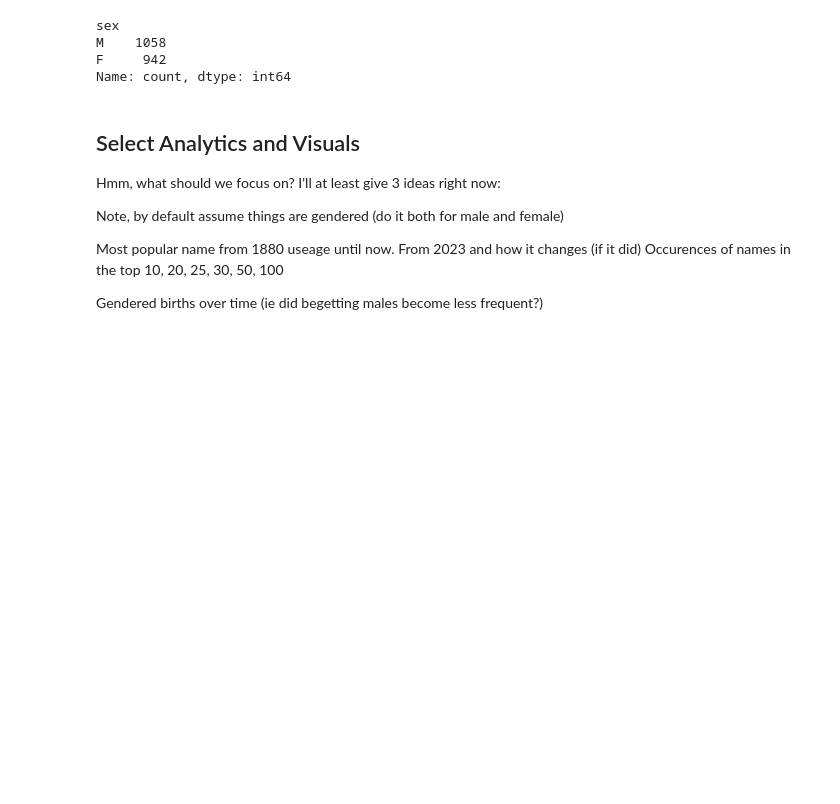
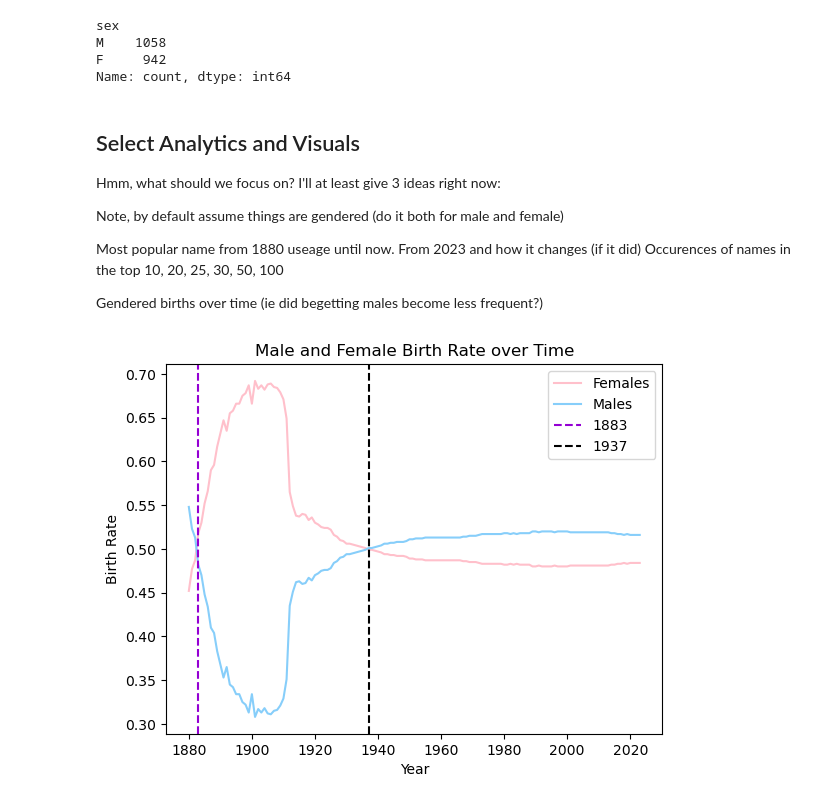
Before and after one commit to bwolff26/name_study, a Jupyter notebook: code/ceda_i.ipynb, the cells around one changed output. Saved outputs shown, nothing was run; the diff lists cells and outputs as text; code cells hidden in the pictures; blank space fills up the shorter version.

Commit message:
Birth rates over time

```diff
--- a/code/ceda_i.ipynb
+++ b/code/ceda_i.ipynb
@@ -131,3 +131,27 @@ Most popular name from 1880 useage until now.
 Occurences of names in the top 10, 20, 25, 30, 50, 100
 
 Gendered births over time (ie did begetting males become less frequent?)
+# %%
+birth_percentages = []
+for i in range(1880, 2024): #Od
+    females, males = sum(df[(df['year'] == i) & (df['sex'] == 'F')]['count']), sum(df[(df['year'] == i) & (df['sex'] != 'F')]['count'])
+    births = females + males
+    birth_percentages.append([i, round(females/births, 3), round(males/births, 3)])
+
+birth_percentages = pd.DataFrame(birth_percentages, columns=['year', 'female_br', 'male_br'])
+birth_percentages.head()
+# %%
+xtitle = 'Year'
+ytitle = 'Birth Rate'
+title = 'Male and Female Birth Rate over Time'
+
+plt.xlabel(xtitle)
+plt.ylabel(ytitle)
+plt.title(title)
+plt.plot(birth_percentages['year'], birth_percentages['female_br'], color = 'pink', label = 'Females')
+plt.plot(birth_percentages['year'], birth_percentages['male_br'], color = 'lightskyblue', label = 'Males')
+plt.axvline(x=1883, color='darkviolet', linestyle='--', label='1883') #Found via eda
+plt.axvline(x=1937, color='black', linestyle='--', label='1937')
+plt.legend();
+# %% [output]
+[figure, added]
```
Also changed, not shown: parts of 8 cells of this notebook.
